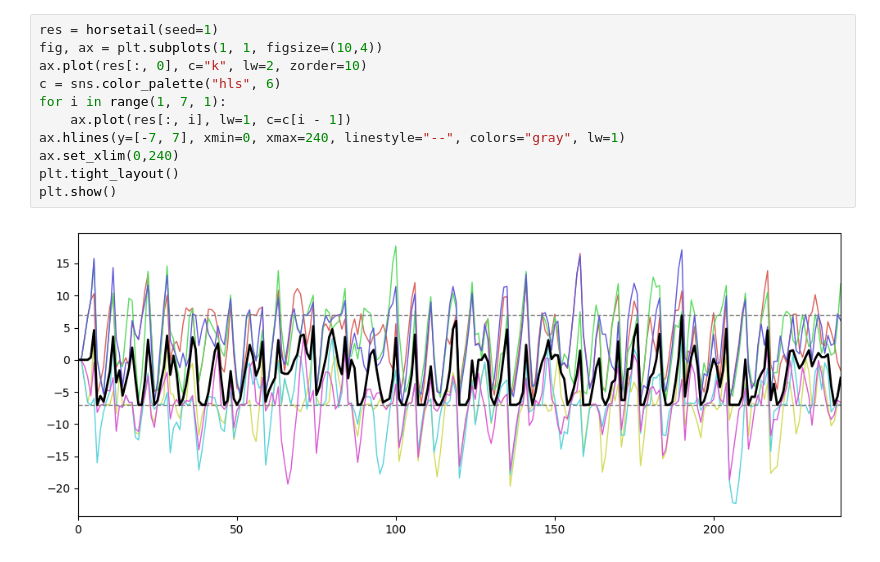
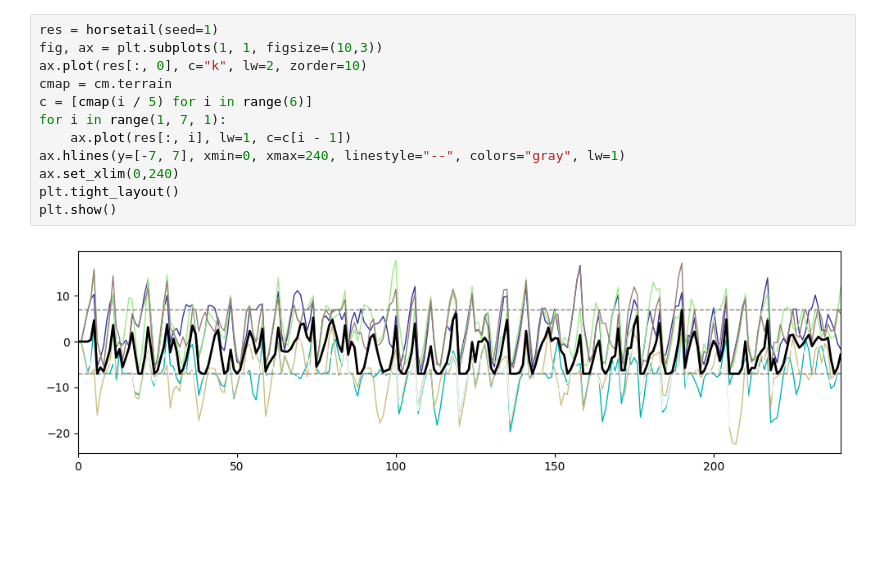
Before and after one commit to ikumi-fujita/horsetailpy, a Jupyter notebook: test.ipynb, the cells around one changed output. Saved outputs shown, nothing was run; the diff lists cells and outputs as text; blank space fills up the shorter version.

```diff
--- a/test.ipynb
+++ b/test.ipynb
@@ -33,13 +33,14 @@ Wall time: 3.55 s
 # %%
 res = horsetail(seed=1)
-fig, ax = plt.subplots(1, 1, figsize=(10,4))
+fig, ax = plt.subplots(1, 1, figsize=(10,3))
 ax.plot(res[:, 0], c="k", lw=2, zorder=10)
-c = sns.color_palette("hls", 6)
+cmap = cm.terrain
+c = [cmap(i / 5) for i in range(6)]
 for i in range(1, 7, 1):
     ax.plot(res[:, i], lw=1, c=c[i - 1])
 ax.hlines(y=[-7, 7], xmin=0, xmax=240, linestyle="--", colors="gray", lw=1)
 ax.set_xlim(0,240)
 plt.tight_layout()
 plt.show()
 # %% [output]
-[figure, old version]
+[figure, new version]
```
Also changed, not shown: parts of 3 cells of this notebook, 2 other files.
